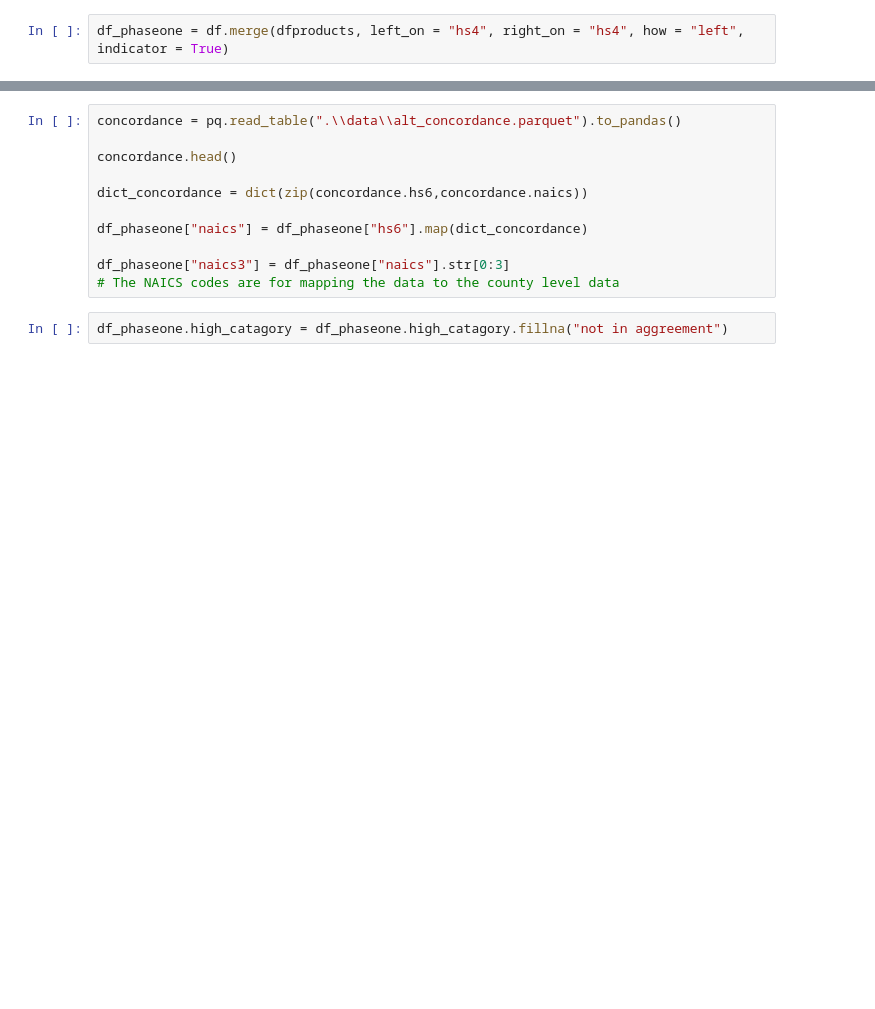
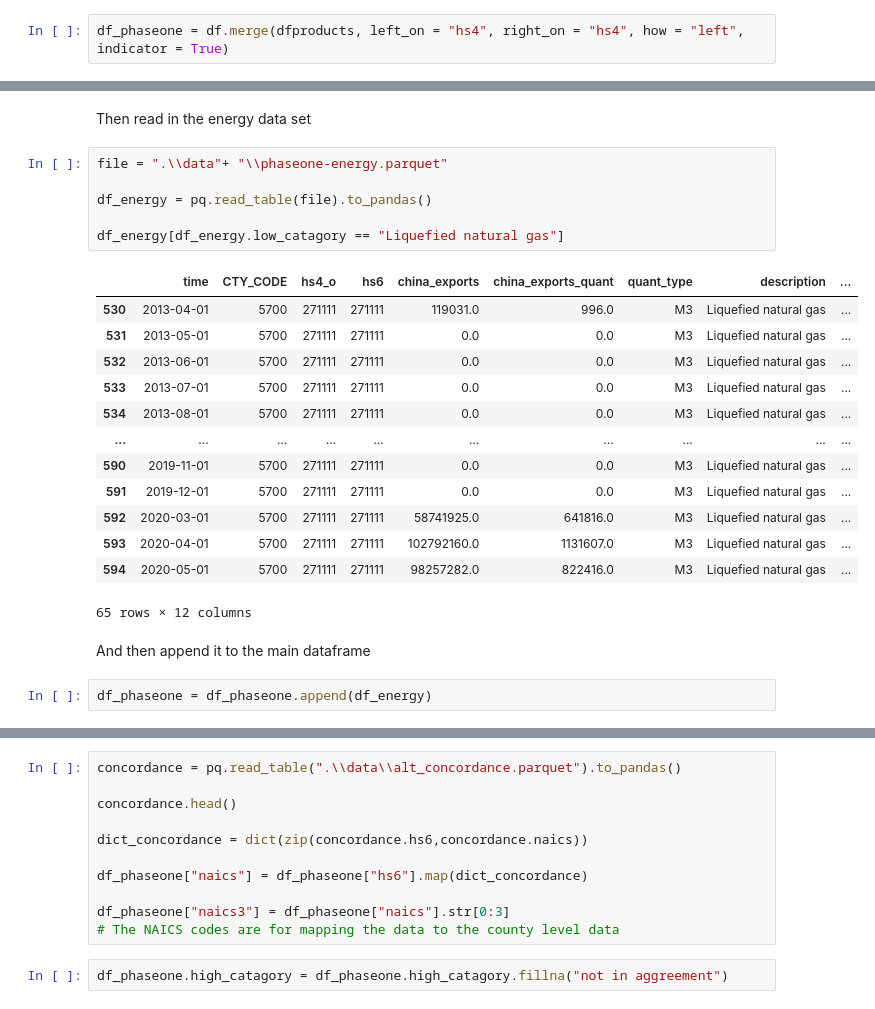
Before and after one commit to mwaugh0328/tradewar-tracker, a Jupyter notebook: phase-one-trade.ipynb, the cells around one changed output, grey strips where cells are left out. Saved outputs shown, nothing was run; the diff lists cells and outputs as text; blank space fills up the shorter version.

```diff
--- a/phase-one-trade.ipynb
+++ b/phase-one-trade.ipynb
@@ -101,0 +127,26 @@ df_phaseone = df.merge(dfproducts, left_on = "hs4", right_on = "hs4", how = "lef
+# %% [markdown]
+Then read in the energy data set
+# %%
+file = ".\\data"+ "\\phaseone-energy.parquet"
+
+df_energy = pq.read_table(file).to_pandas()
+
+df_energy[df_energy.low_catagory == "Liquefied natural gas"]
+# %% [output]
+|  | time | CTY_CODE | hs4_o | hs6 | china_exports | china_exports_quant | quant_type | description | ... |
+| 530 | 2013-04-01 | 5700 | 271111 | 271111 | 119031.0 | 996.0 | M3 | Liquefied natural gas | ... |
+| 531 | 2013-05-01 | 5700 | 271111 | 271111 | 0.0 | 0.0 | M3 | Liquefied natural gas | ... |
+| 532 | 2013-06-01 | 5700 | 271111 | 271111 | 0.0 | 0.0 | M3 | Liquefied natural gas | ... |
+| 533 | 2013-07-01 | 5700 | 271111 | 271111 | 0.0 | 0.0 | M3 | Liquefied natural gas | ... |
+| 534 | 2013-08-01 | 5700 | 271111 | 271111 | 0.0 | 0.0 | M3 | Liquefied natural gas | ... |
+| ... | ... | ... | ... | ... | ... | ... | ... | ... | ... |
+| 590 | 2019-11-01 | 5700 | 271111 | 271111 | 0.0 | 0.0 | M3 | Liquefied natural gas | ... |
+| 591 | 2019-12-01 | 5700 | 271111 | 271111 | 0.0 | 0.0 | M3 | Liquefied natural gas | ... |
+| 592 | 2020-03-01 | 5700 | 271111 | 271111 | 58741925.0 | 641816.0 | M3 | Liquefied natural gas | ... |
+| 593 | 2020-04-01 | 5700 | 271111 | 271111 | 102792160.0 | 1131607.0 | M3 | Liquefied natural gas | ... |
+| 594 | 2020-05-01 | 5700 | 271111 | 271111 | 98257282.0 | 822416.0 | M3 | Liquefied natural gas | ... |
+65 rows × 12 columns
+# %% [markdown]
+And then append it to the main dataframe
+# %%
+df_phaseone = df_phaseone.append(df_energy)
```
Also changed, not shown: parts of 13 cells of this notebook, 9 other files.
